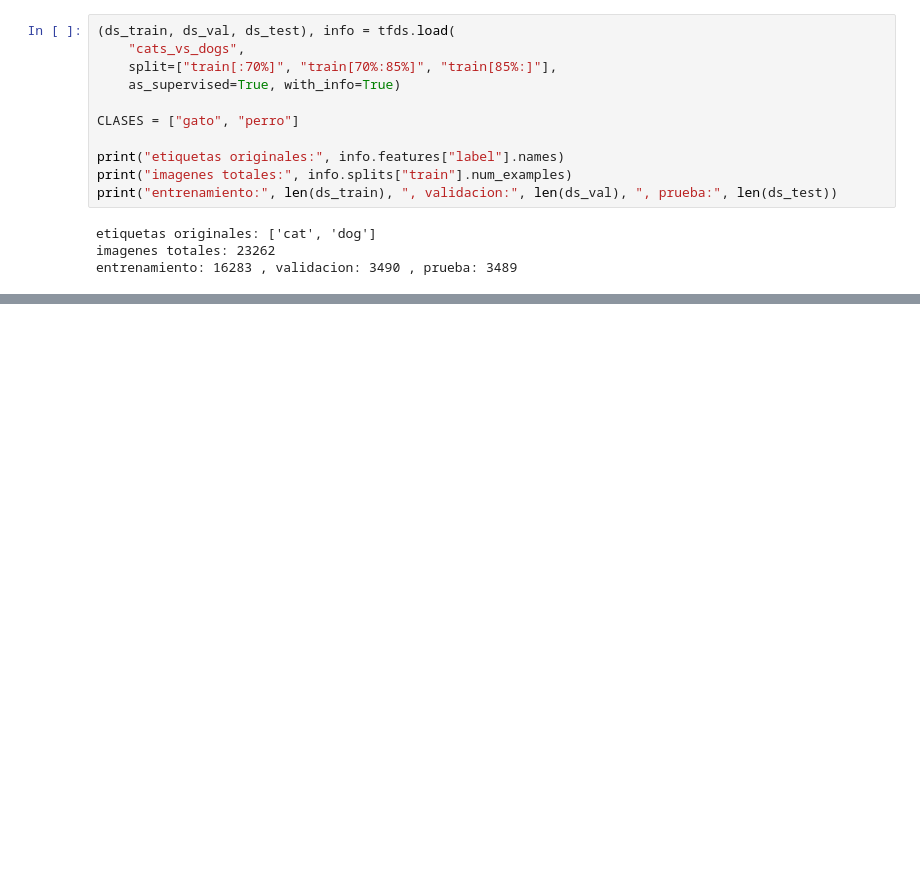
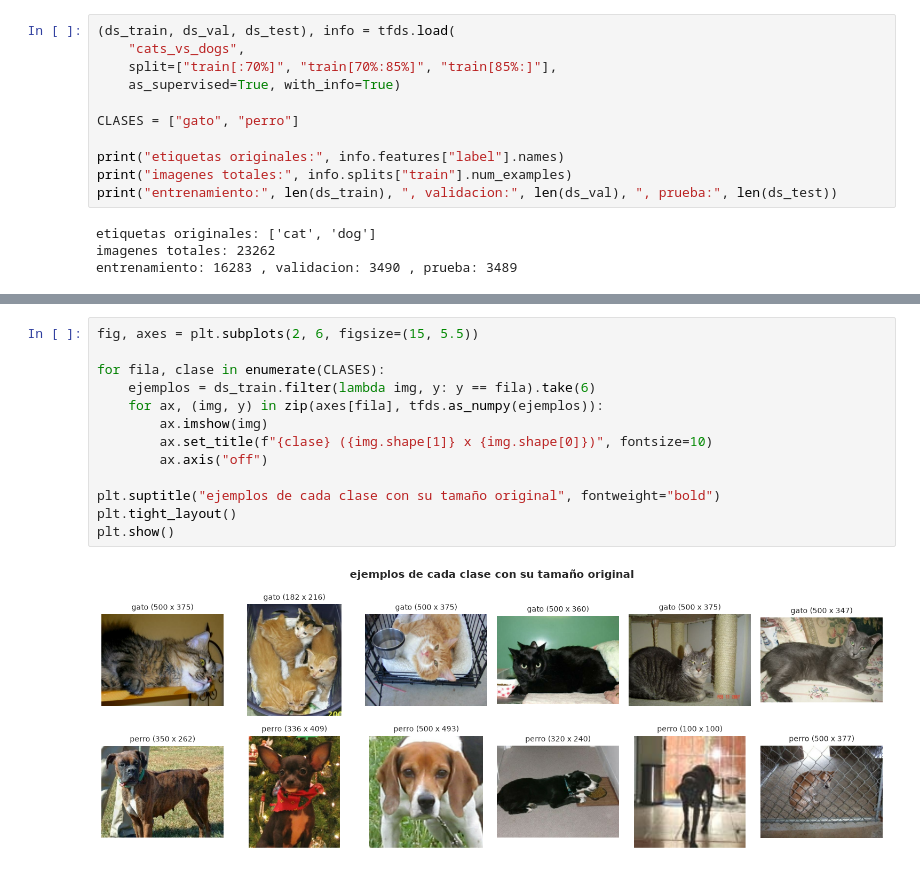
Before and after one commit to SebaScript/proyecto-2-IA-Vision-Artificial, a Jupyter notebook: Proyecto_Vision_Cats_vs_Dogs.ipynb, the cells around one changed output, grey strips where cells are left out. Drawn from its saved outputs; the diff is of its cells as text; blank space fills up the shorter version.

```diff
--- a/Proyecto_Vision_Cats_vs_Dogs.ipynb
+++ b/Proyecto_Vision_Cats_vs_Dogs.ipynb
@@ -83,0 +123,15 @@ entrenamiento: 16283 , validacion: 3490 , prueba: 3489
+# %%
+fig, axes = plt.subplots(2, 6, figsize=(15, 5.5))
+
+for fila, clase in enumerate(CLASES):
+    ejemplos = ds_train.filter(lambda img, y: y == fila).take(6)
+    for ax, (img, y) in zip(axes[fila], tfds.as_numpy(ejemplos)):
+        ax.imshow(img)
+        ax.set_title(f"{clase} ({img.shape[1]} x {img.shape[0]})", fontsize=10)
+        ax.axis("off")
+
+plt.suptitle("ejemplos de cada clase con su tamaño original", fontweight="bold")
+plt.tight_layout()
+plt.show()
+# %% [output]
+[figure, added]
```
Also changed, not shown: parts of 3 cells of this notebook.
